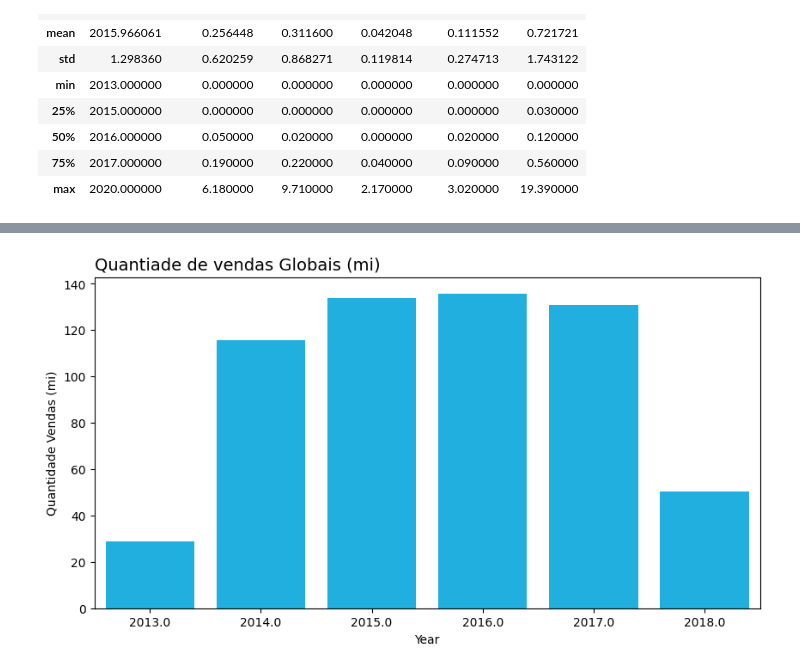
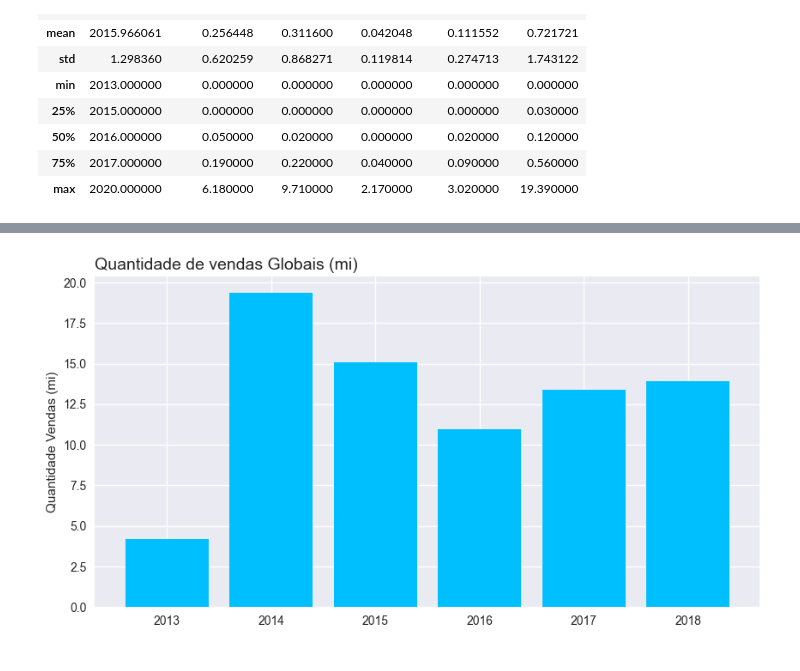
Before and after one commit to Gfirmino95/Analise-de-dados-vendas-de-video-game, a Jupyter notebook: Análise Mercado de Games.ipynb, the cells around one changed output, grey strips where cells are left out. Saved outputs shown, nothing was run; the diff lists cells and outputs as text; code cells hidden in the pictures.

```diff
--- a/Análise Mercado de Games.ipynb
+++ b/Análise Mercado de Games.ipynb
@@ -70,16 +70,16 @@ plt.ylabel('Quantidade Vendas (mi)');
 # %%
 # Retirando ano de 2019 e 2020
 df = df.loc[(df['Year'] != 2019) & (df['Year'] != 2020)]
 
 
 # PLOTANDO NOVAMENTE O GRAFICO SEM OS ANOS RETIRADOS
 
 plt.figure(figsize=(10,5))
-plt.title('Quantiade de vendas Globais (mi)', loc = 'left', fontsize = 14)
-sns.barplot(data=df, x='Year', y='Global', ci=False, color='#00BFFF', estimator=sum)
+plt.title('Quantidade de vendas Globais (mi)', loc = 'left', fontsize = 14)
+plt.bar(df['Year'], df['Global'], color='#00BFFF')
 plt.ylabel('Quantidade Vendas (mi)');
 # %% [output]
-[figure, old version]
+[figure, new version]
 # %%
 # PLOTANDO GRAFICO KDE
 
```
Also changed, not shown: parts of 13 cells of this notebook, 3 other files.
